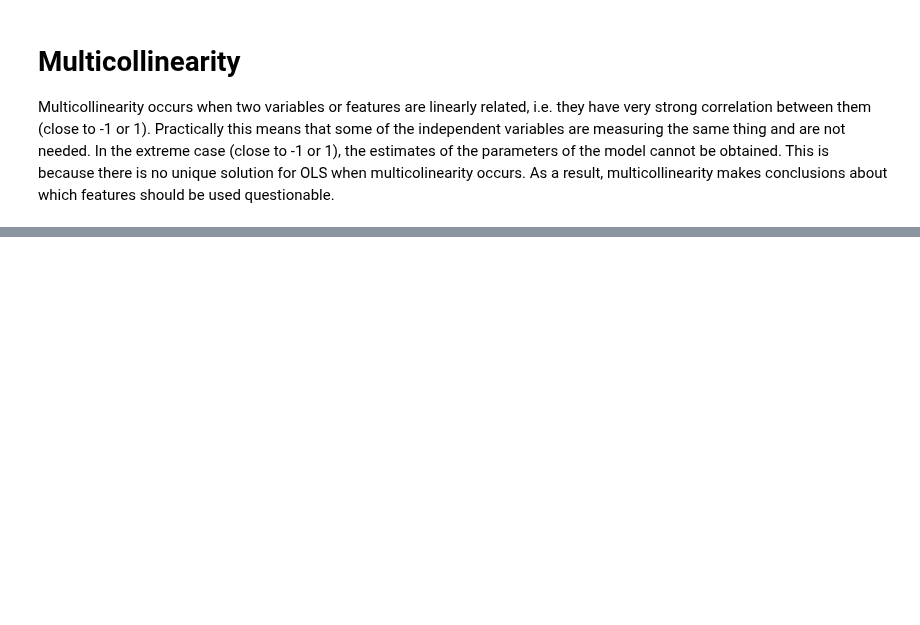
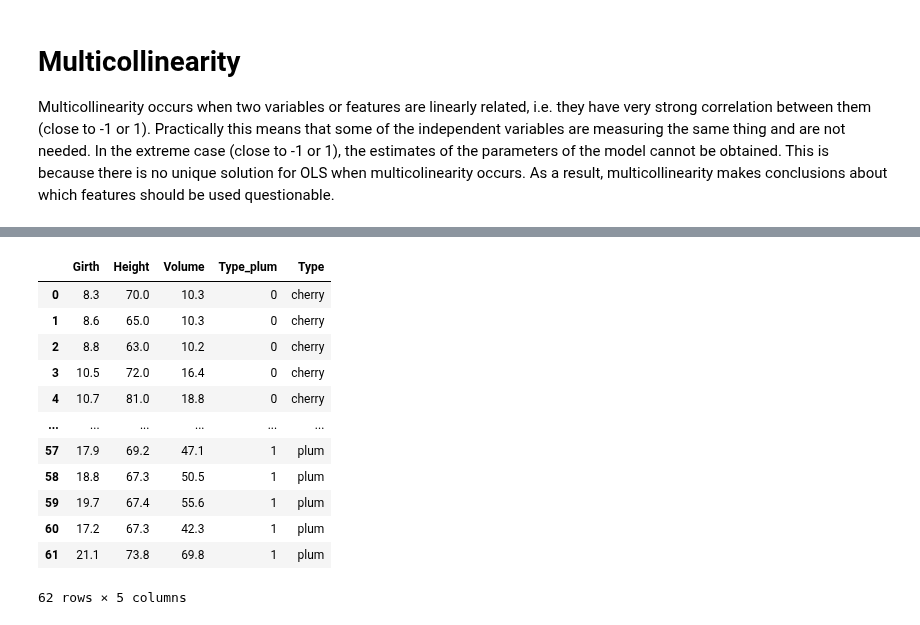
Before and after one commit to memphis-iis/datawhys-content-notebooks-python, a Jupyter notebook: Multiple-linear-regression.ipynb, the cells around one changed output, grey strips where cells are left out. Drawn from its saved outputs; the diff is of its cells as text; code cells hidden in the pictures; blank space fills up the shorter version.

Commit message:
v1 of multiple linear regression
also trees2 dataset

```diff
--- a/Multiple-linear-regression.ipynb
+++ b/Multiple-linear-regression.ipynb
@@ -144,0 +180,6 @@ Multicollinearity occurs when two variables or features are linearly related, i.
+# %%
+dataframe = pd.read_csv('datasets/trees2.csv')
+
+dataframe
+
+#<xml xmlns="https://developers.google.com/blockly/xml"><variables><variable id="B5p-Xul6IZ.0%nd96oa%">dataframe</variable><variable id="Vd-20qkN(WN5nJAUj;?4">pd</variable></variables><block type="variables_set" id="9aUm-oG6/!Z54ivA^qkm" x="2" y="351"><field name="VAR" id="B5p-Xul6IZ.0%nd96oa%">dataframe</field><value name="VALUE"><block type="varDoMethod" id="g.yE$oK%3]$!k91|6U|I"><field name="VAR" id="Vd-20qkN(WN5nJAUj;?4">pd</field><field name="MEMBER">read_csv</field><data>pd:read_csv</data><value name="INPUT"><block type="text" id="fBBU[Z}QCipaz#y=F$!p"><field name="TEXT">datasets/trees2.csv</field></block></value></block></value></block><block type="variables_get" id="pVVu/utZDzpFy(h9Q-+Z" x="6" y="425"><field name="VAR" id="B5p-Xul6IZ.0%nd96oa%">dataframe</field></block></xml>
@@ -144,0 +211,6 @@ Multicollinearity occurs when two variables or features are linearly related, i.
+# %%
+treeType = dataframe[['Type']]
+
+treeType
+
+#<xml xmlns="https://developers.google.com/blockly/xml"><variables><variable id="hr*VLs~Y+rz.qsB5%AkC">treeType</variable><variable id="B5p-Xul6IZ.0%nd96oa%">dataframe</variable></variables><block type="variables_set" id="n?M6{W!2xggQx@X7_00@" x="0" y="391"><field name="VAR" id="hr*VLs~Y+rz.qsB5%AkC">treeType</field><value name="VALUE"><block type="indexer" id="3_O9X7-U(%IcMj/dcLIo"><field name="VAR" id="B5p-Xul6IZ.0%nd96oa%">dataframe</field><value name="INDEX"><block type="lists_create_with" id="?V*^3XN6]-U+o1C:Vzq$"><mutation items="1"></mutation><value name="ADD0"><block type="text" id="^a?w!r[mo5(HVwiC0q=4"><field name="TEXT">Type</field></block></value></block></value></block></value></block><block type="variables_get" id="Lvbr[Vv2??Mx*R}-s{,0" x="8" y="470"><field name="VAR" id="hr*VLs~Y+rz.qsB5%AkC">treeType</field></block></xml>
@@ -144,0 +238,6 @@ Multicollinearity occurs when two variables or features are linearly related, i.
+# %%
+dataframe = pd.get_dummies(dataframe, drop_first=True)
+
+dataframe
+
+#<xml xmlns="https://developers.google.com/blockly/xml"><variables><variable id="B5p-Xul6IZ.0%nd96oa%">dataframe</variable><variable id="Vd-20qkN(WN5nJAUj;?4">pd</variable></variables><block type="variables_set" id="f~Vi_+$-EAjHP]f_eV;K" x="55" y="193"><field name="VAR" id="B5p-Xul6IZ.0%nd96oa%">dataframe</field><value name="VALUE"><block type="varDoMethod" id="|n$+[JUtgfsvt4?c:yr_"><field name="VAR" id="Vd-20qkN(WN5nJAUj;?4">pd</field><field name="MEMBER">get_dummies</field><data>pd:get_dummies</data><value name="INPUT"><block type="lists_create_with" id="?P;X;R^dn$yjWHW=i7u2"><mutation items="2"></mutation><value name="ADD0"><block type="variables_get" id="Bbsj2h*vF?=ou`pb%n59"><field name="VAR" id="B5p-Xul6IZ.0%nd96oa%">dataframe</field></block></value><value name="ADD1"><block type="dummyOutputCodeBlock" id="bMU2}K@krqBgj]d/*N%r"><field name="CODE">drop_first=True</field></block></value></block></value></block></value></block><block type="variables_get" id="2cWY4Drg[bFmM~E#v`]o" x="73" y="293"><field name="VAR" id="B5p-Xul6IZ.0%nd96oa%">dataframe</field></block></xml>
@@ -144,0 +266,20 @@ Multicollinearity occurs when two variables or features are linearly related, i.
+# %%
+dataframe = dataframe.assign(Type=treeType)
+
+dataframe
+
+#<xml xmlns="https://developers.google.com/blockly/xml"><variables><variable id="B5p-Xul6IZ.0%nd96oa%">dataframe</variable></variables><block type="variables_set" id="asM(PJ)BfN(o4N+9wUt$" x="-18" y="225"><field name="VAR" id="B5p-Xul6IZ.0%nd96oa%">dataframe</field><value name="VALUE"><block type="varDoMethod" id=";29VMd-(]?GAtxBc4RYY"><field name="VAR" id="B5p-Xul6IZ.0%nd96oa%">dataframe</field><field name="MEMBER">assign</field><data>dataframe:assign</data><value name="INPUT"><block type="lists_create_with" id="~HSVpyu|XuF_=bZz[e./"><mutation items="1"></mutation><value name="ADD0"><block type="dummyOutputCodeBlock" id="0yKT_^W!N#JL!5%=T_+J"><field name="CODE">Type=treeType</field></block></value></block></value></block></value></block><block type="variables_get" id="U)2!3yg#Q,f=4ImV=Pl." x="-3" y="288"><field name="VAR" id="B5p-Xul6IZ.0%nd96oa%">dataframe</field></block></xml>
+# %% [output]
+|  | Girth | Height | Volume | Type_plum | Type |
+| 0 | 8.3 | 70.0 | 10.3 | 0 | cherry |
+| 1 | 8.6 | 65.0 | 10.3 | 0 | cherry |
+| 2 | 8.8 | 63.0 | 10.2 | 0 | cherry |
+| 3 | 10.5 | 72.0 | 16.4 | 0 | cherry |
+| 4 | 10.7 | 81.0 | 18.8 | 0 | cherry |
+| ... | ... | ... | ... | ... | ... |
+| 57 | 17.9 | 69.2 | 47.1 | 1 | plum |
+| 58 | 18.8 | 67.3 | 50.5 | 1 | plum |
+| 59 | 19.7 | 67.4 | 55.6 | 1 | plum |
+| 60 | 17.2 | 67.3 | 42.3 | 1 | plum |
+| 61 | 21.1 | 73.8 | 69.8 | 1 | plum |
+62 rows × 5 columns
```
Also changed, not shown: parts of 56 cells of this notebook, 1 other file.
